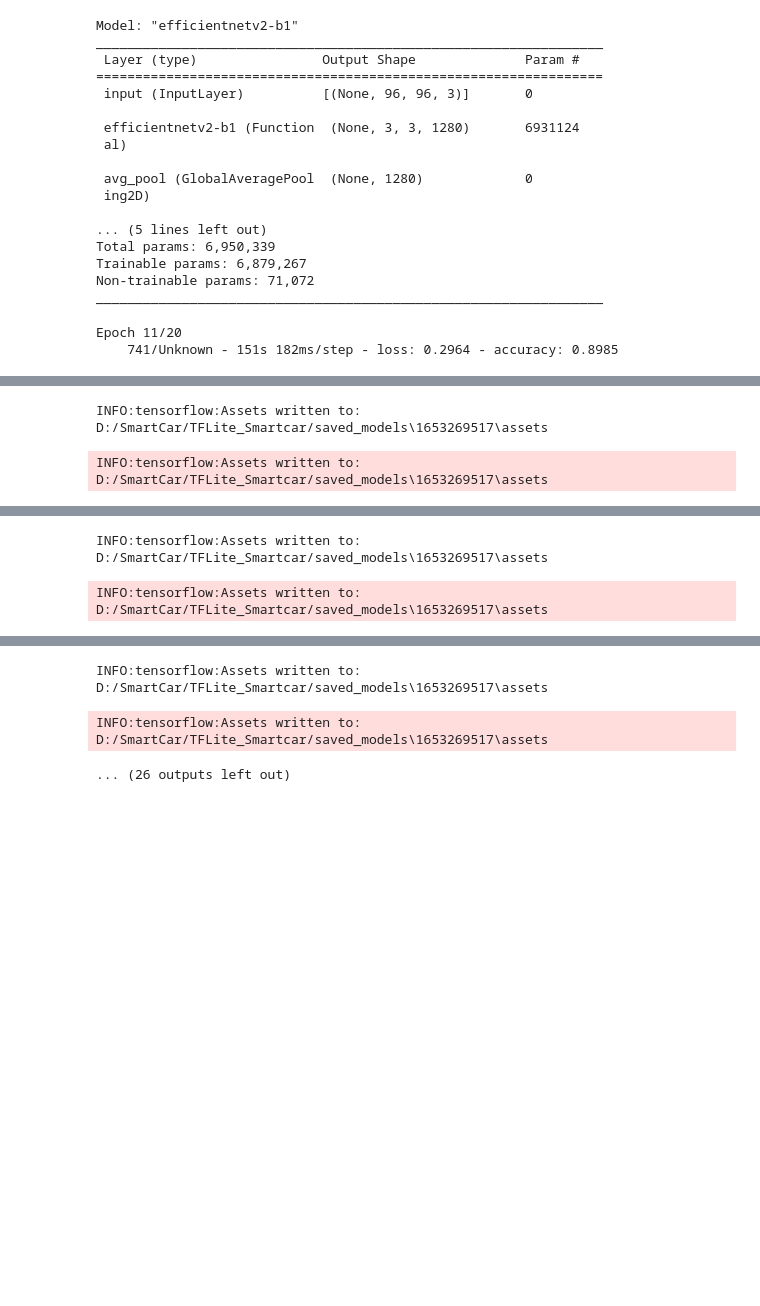
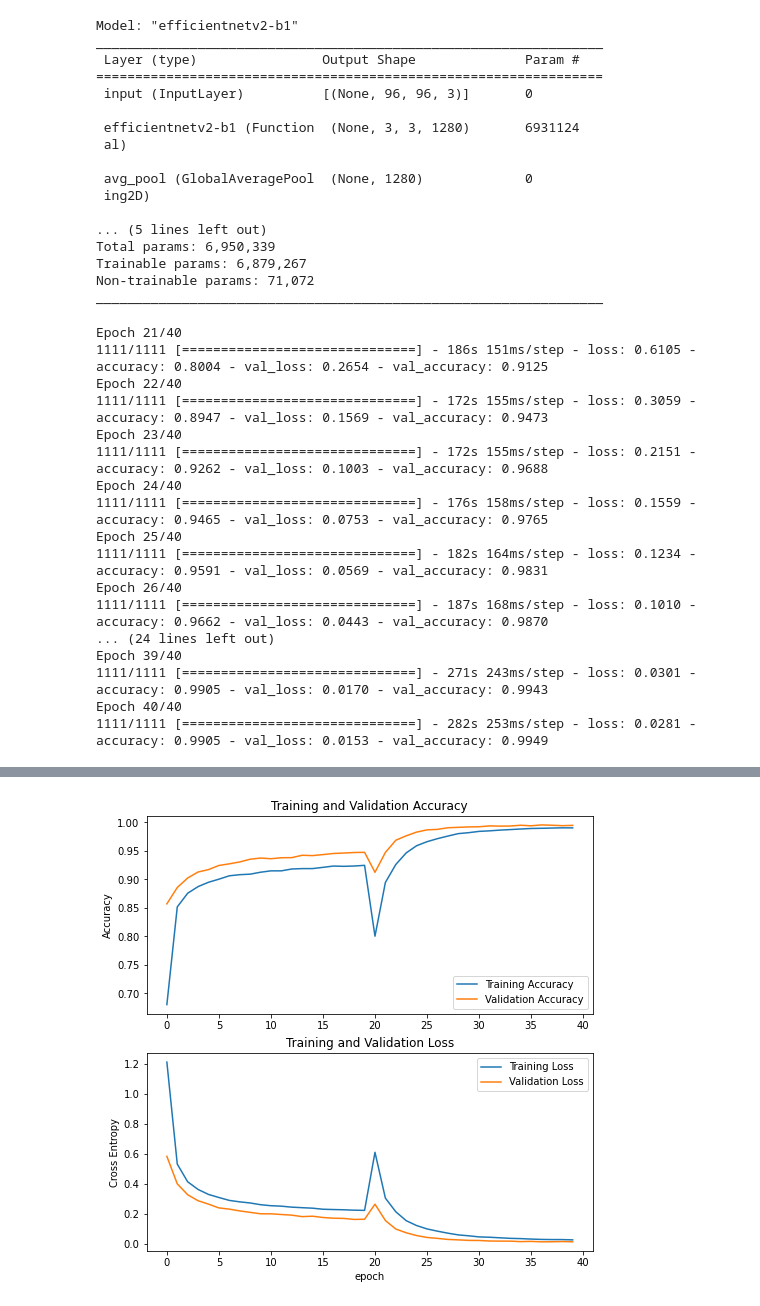
Before and after one commit to FredBill1/TFLite_Smartcar, a Jupyter notebook: src/train.ipynb, the cells around one changed output, grey strips where cells are left out. Drawn from its saved outputs; the diff is of its cells as text; code cells hidden in the pictures; blank space fills up the shorter version.

```diff
--- a/src/train.ipynb
+++ b/src/train.ipynb
@@ -158,10 +161,25 @@ history = model.fit(
     initial_epoch=FREEZE_EPOCHS,
     epochs=FREEZE_EPOCHS+UNFREEZE_EPOCHS,
     validation_data=val_ds,
-    callbacks=[model_checkpoint_callback],
+    # callbacks=[model_checkpoint_callback],
 )
 historyViewer.update(history)
 historyViewer.show()
 # %% [output]
-Epoch 11/20
-    741/Unknown - 151s 182ms/step - loss: 0.2964 - accuracy: 0.8985
+Epoch 21/40
+1111/1111 [==============================] - 186s 151ms/step - loss: 0.6105 - accuracy: 0.8004 - val_loss: 0.2654 - val_accuracy: 0.9125
+Epoch 22/40
+1111/1111 [==============================] - 172s 155ms/step - loss: 0.3059 - accuracy: 0.8947 - val_loss: 0.1569 - val_accuracy: 0.9473
+Epoch 23/40
+1111/1111 [==============================] - 172s 155ms/step - loss: 0.2151 - accuracy: 0.9262 - val_loss: 0.1003 - val_accuracy: 0.9688
+Epoch 24/40
+1111/1111 [==============================] - 176s 158ms/step - loss: 0.1559 - accuracy: 0.9465 - val_loss: 0.0753 - val_accuracy: 0.9765
+Epoch 25/40
+1111/1111 [==============================] - 182s 164ms/step - loss: 0.1234 - accuracy: 0.9591 - val_loss: 0.0569 - val_accuracy: 0.9831
+Epoch 26/40
+1111/1111 [==============================] - 187s 168ms/step - loss: 0.1010 - accuracy: 0.9662 - val_loss: 0.0443 - val_accuracy: 0.9870
+... (24 lines left out)
+Epoch 39/40
+1111/1111 [==============================] - 271s 243ms/step - loss: 0.0301 - accuracy: 0.9905 - val_loss: 0.0170 - val_accuracy: 0.9943
+Epoch 40/40
+1111/1111 [==============================] - 282s 253ms/step - loss: 0.0281 - accuracy: 0.9905 - val_loss: 0.0153 - val_accuracy: 0.9949
@@ -169,2 +185,0 @@ WARNING:absl:Found untraced functions such as _jit_compiled_convolution_op, _jit
-INFO:tensorflow:Assets written to: D:/SmartCar/TFLite_Smartcar/saved_models\1653269517\assets
-INFO:tensorflow:Assets written to: D:/SmartCar/TFLite_Smartcar/saved_models\1653269517\assets
@@ -174,2 +185,0 @@ WARNING:absl:Found untraced functions such as _jit_compiled_convolution_op, _jit
-INFO:tensorflow:Assets written to: D:/SmartCar/TFLite_Smartcar/saved_models\1653269517\assets
-INFO:tensorflow:Assets written to: D:/SmartCar/TFLite_Smartcar/saved_models\1653269517\assets
@@ -179,3 +186 @@ WARNING:absl:Found untraced functions such as _jit_compiled_convolution_op, _jit
-INFO:tensorflow:Assets written to: D:/SmartCar/TFLite_Smartcar/saved_models\1653269517\assets
-INFO:tensorflow:Assets written to: D:/SmartCar/TFLite_Smartcar/saved_models\1653269517\assets
-... (26 outputs left out)
+[figure, added]
```
Also changed, not shown: parts of 10 cells of this notebook, 2 other files.
